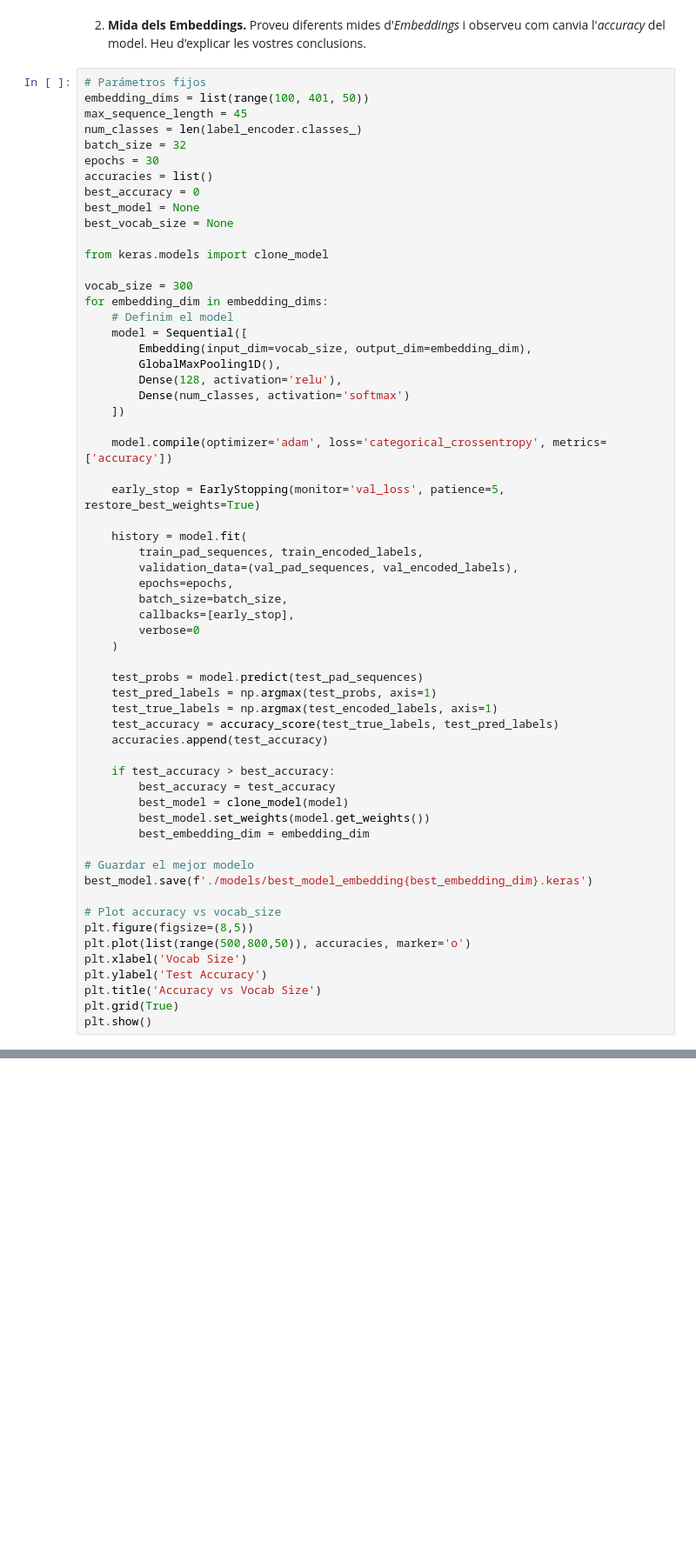
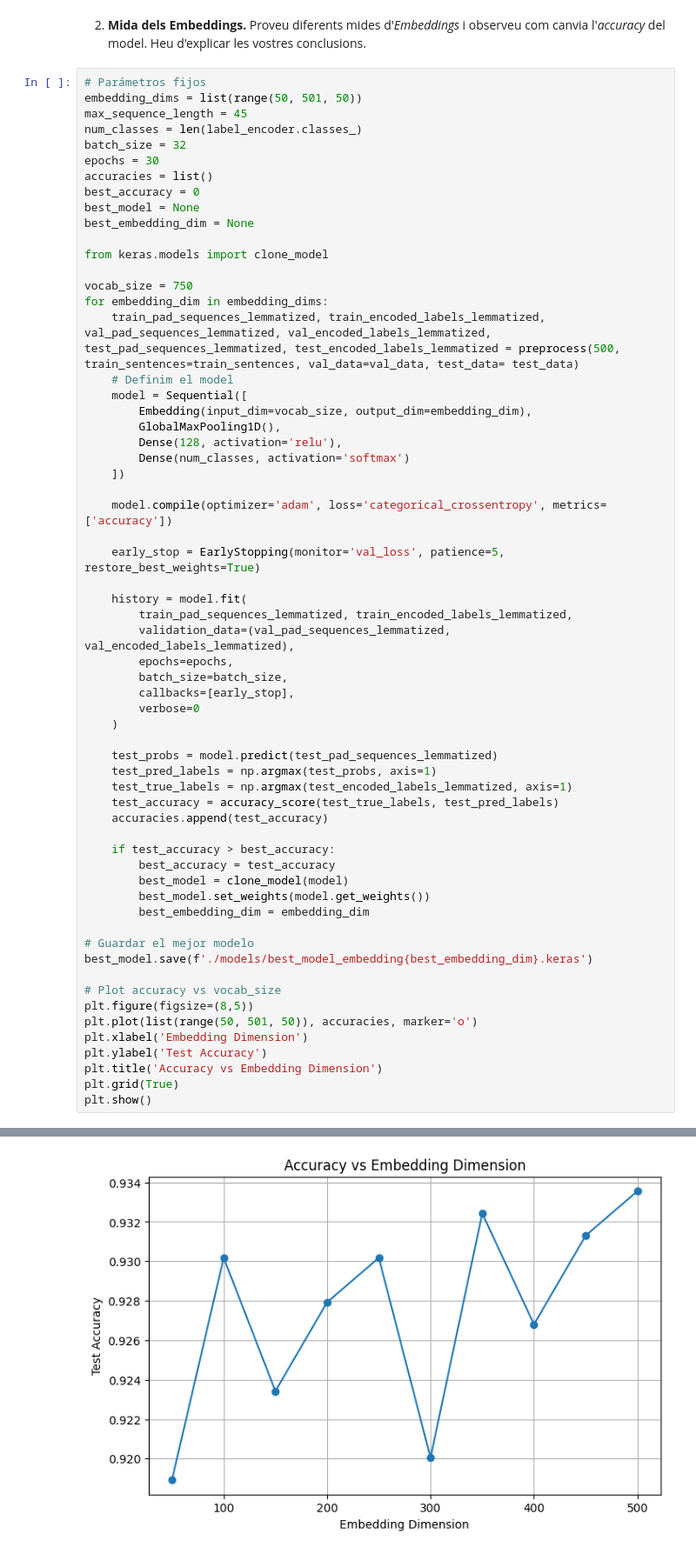
Before and after one commit to GERARD818/TVD_P2, a Jupyter notebook: P2_1_alumnes.ipynb, the cells around one changed output, grey strips where cells are left out. Shown at 87% size. Cells and saved outputs as stored; diff of their text form; blank space fills up the shorter version.

```diff
--- a/P2_1_alumnes.ipynb
+++ b/P2_1_alumnes.ipynb
@@ -671,7 +702,7 @@ plt.show()
  2. **Mida dels Embeddings.** Proveu diferents mides d'*Embeddings* i observeu com canvia l'*accuracy* del model. Heu d'explicar les vostres conclusions.
 # %%
 # Parámetros fijos
-embedding_dims = list(range(100, 401, 50))
+embedding_dims = list(range(50, 501, 50))
 max_sequence_length = 45
 num_classes = len(label_encoder.classes_)
 batch_size = 32
@@ -679,12 +710,13 @@ epochs = 30
 accuracies = list()
 best_accuracy = 0
 best_model = None
-best_vocab_size = None
+best_embedding_dim = None
 
 from keras.models import clone_model
 
-vocab_size = 300
+vocab_size = 750
 for embedding_dim in embedding_dims:
+    train_pad_sequences_lemmatized, train_encoded_labels_lemmatized, val_pad_sequences_lemmatized, val_encoded_labels_lemmatized, test_pad_sequences_lemmatized, test_encoded_labels_lemmatized = preprocess(500, train_sentences=train_sentences, val_data=val_data, test_data= test_data)
     # Definim el model
     model = Sequential([
         Embedding(input_dim=vocab_size, output_dim=embedding_dim),
@@ -698,17 +730,17 @@ for embedding_dim in embedding_dims:
     early_stop = EarlyStopping(monitor='val_loss', patience=5, restore_best_weights=True)
 
     history = model.fit(
-        train_pad_sequences, train_encoded_labels,
-        validation_data=(val_pad_sequences, val_encoded_labels),
+        train_pad_sequences_lemmatized, train_encoded_labels_lemmatized,
+        validation_data=(val_pad_sequences_lemmatized, val_encoded_labels_lemmatized),
         epochs=epochs,
         batch_size=batch_size,
         callbacks=[early_stop],
         verbose=0
     )
 
-    test_probs = model.predict(test_pad_sequences)
+    test_probs = model.predict(test_pad_sequences_lemmatized)
     test_pred_labels = np.argmax(test_probs, axis=1)
-    test_true_labels = np.argmax(test_encoded_labels, axis=1)
+    test_true_labels = np.argmax(test_encoded_labels_lemmatized, axis=1)
     test_accuracy = accuracy_score(test_true_labels, test_pred_labels)
     accuracies.append(test_accuracy)
 
@@ -723,10 +755,10 @@ best_model.save(f'./models/best_model_embedding{best_embedding_dim}.keras')
 
 # Plot accuracy vs vocab_size
 plt.figure(figsize=(8,5))
-plt.plot(list(range(500,800,50)), accuracies, marker='o')
-plt.xlabel('Vocab Size')
+plt.plot(list(range(50, 501, 50)), accuracies, marker='o')
+plt.xlabel('Embedding Dimension')
 plt.ylabel('Test Accuracy')
-plt.title('Accuracy vs Vocab Size')
+plt.title('Accuracy vs Embedding Dimension')
 plt.grid(True)
 plt.show()
 # %% [output]
@@ -736,0 +775 @@ Detected at node sequential_22_1/embedding_22_1/GatherV2 defined at (most recent
+[figure, added]
```
Also changed, not shown: parts of 16 cells of this notebook, 5 other files.
